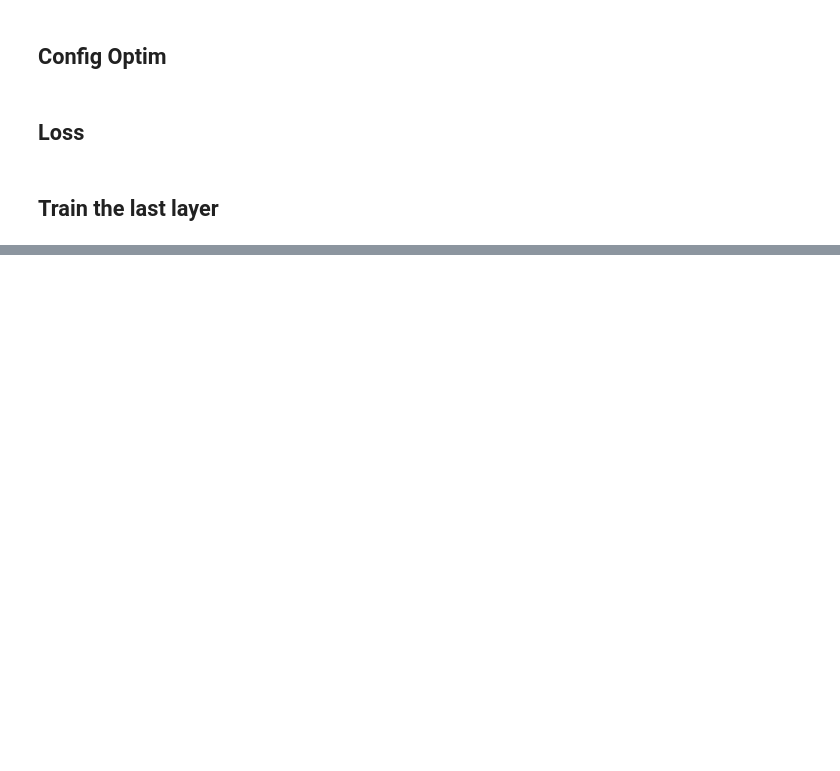
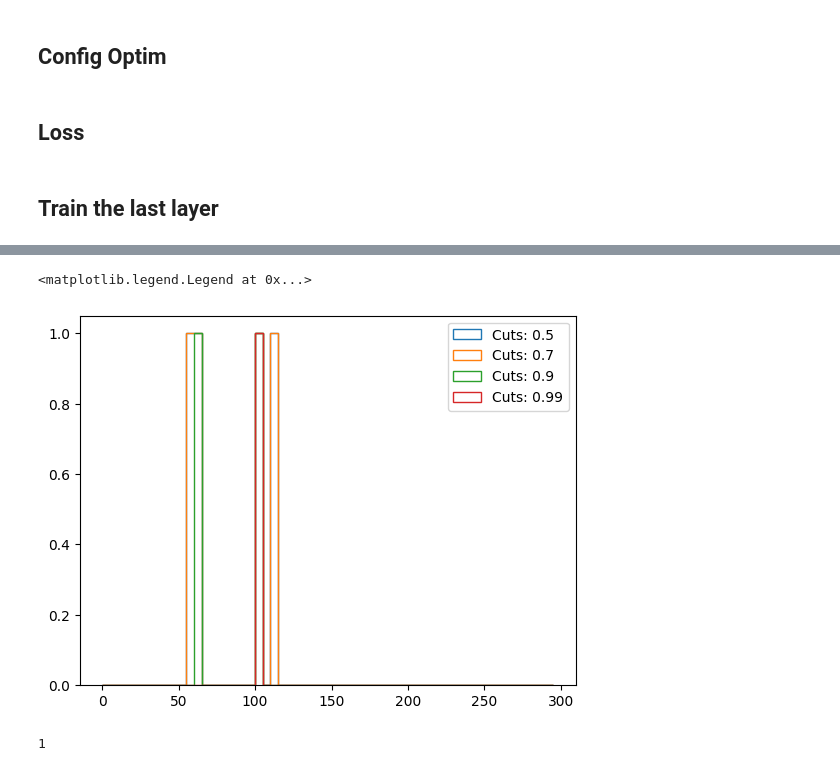
Before and after one commit to billy000400/particle_transformer, a Jupyter notebook: notebooks/train_last_layer.ipynb, the cells around one changed output, grey strips where cells are left out. Saved outputs shown, nothing was run; the diff lists cells and outputs as text; code cells hidden in the pictures; blank space fills up the shorter version.

```diff
--- a/notebooks/train_last_layer.ipynb
+++ b/notebooks/train_last_layer.ipynb
@@ -401,7 +401,7 @@ def eval_epoch(loader, rav_tensor, device='cpu'):
 # %%
 eppoch = 2
 # %%
-for epoch in range(1, 200):
+for epoch in range(1, 1000):
     model.train()
     total, correct, total_loss = 0, 0, 0.0
     for xb, yb in train_loader:
@@ -446,2 +448,15 @@ Epoch 199 | train loss 0.4050 acc 0.8566 | val loss 0.4043 acc 0.8576
 # %%
-xb.size()
+qcd_sdmass = []
+for f in root_dir.glob('ZJetsToNuNu_*.root'):
+    process = f.name.split('_')[0]
+    tree = uproot.open(f)['tree']
+
+    n_entries = tree.num_entries
+    n_keep = int(n_entries * data_fraction)
+    qcd_sdmass_f = tree.arrays(
+        filter_name=['jet_sdmass'],
+        entry_stop=n_keep,  # only read first fraction
+        library='np',
+    )
+    qcd_sdmass.append(qcd_sdmass_f['jet_sdmass'])
+qcd_sdmass = np.concatenate(qcd_sdmass, axis=0)
@@ -449,0 +476,26 @@ torch.Size([48, 1, 128])
+# %%
+n_tot = hidden_tensor.size()[0]
+n_qcd_size = int(n_tot/10)
+n_qcd_start = int(n_tot/10*8)
+n_qcd_end = n_qcd_start + n_qcd_size
+hidden_qcd = hidden_tensor[n_qcd_start:n_qcd_end, :, :]
+# %%
+model.eval()
+model.for_inference = True
+scores = model(hidden_qcd.to(dev), rav_tensor=rav_tensor.to(dev))
+Xbb = scores[:, 1]
+QCD = scores[:, 0]
+XbbvsQCD = Xbb / (Xbb + QCD)
+# %%
+cut = [0.5, 0.7, 0.9, 0.99]
+fig, ax = plt.subplots()
+for c in cut:
+    ax.hist(qcd_sdmass[XbbvsQCD > c], label=f"Cuts: {c}", bins=np.arange(0, 300, 5), histtype='step')
+ax.legend()
+# %% [output]
+<matplotlib.legend.Legend at 0x...>
+[figure, added]
+# %%
+qcd_sdmass[XbbvsQCD > 0.99].size
+# %% [output]
+1
```
Also changed, not shown: parts of 4 cells of this notebook, 1 other file.
